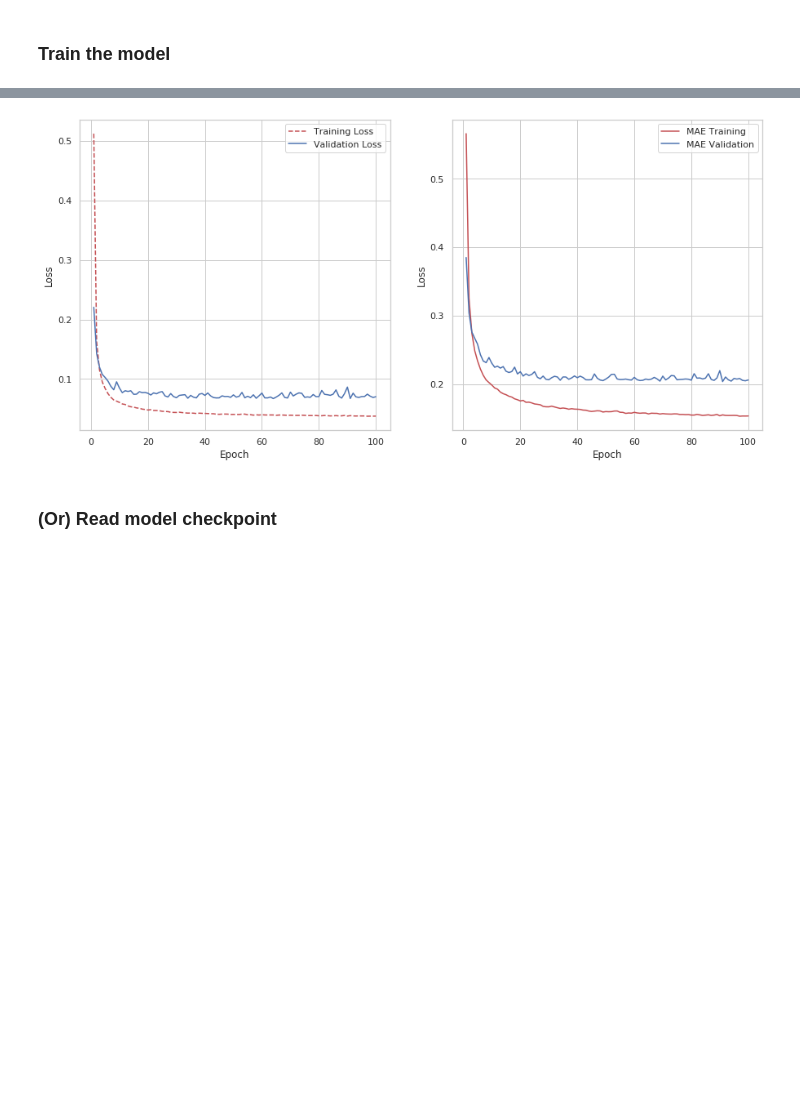
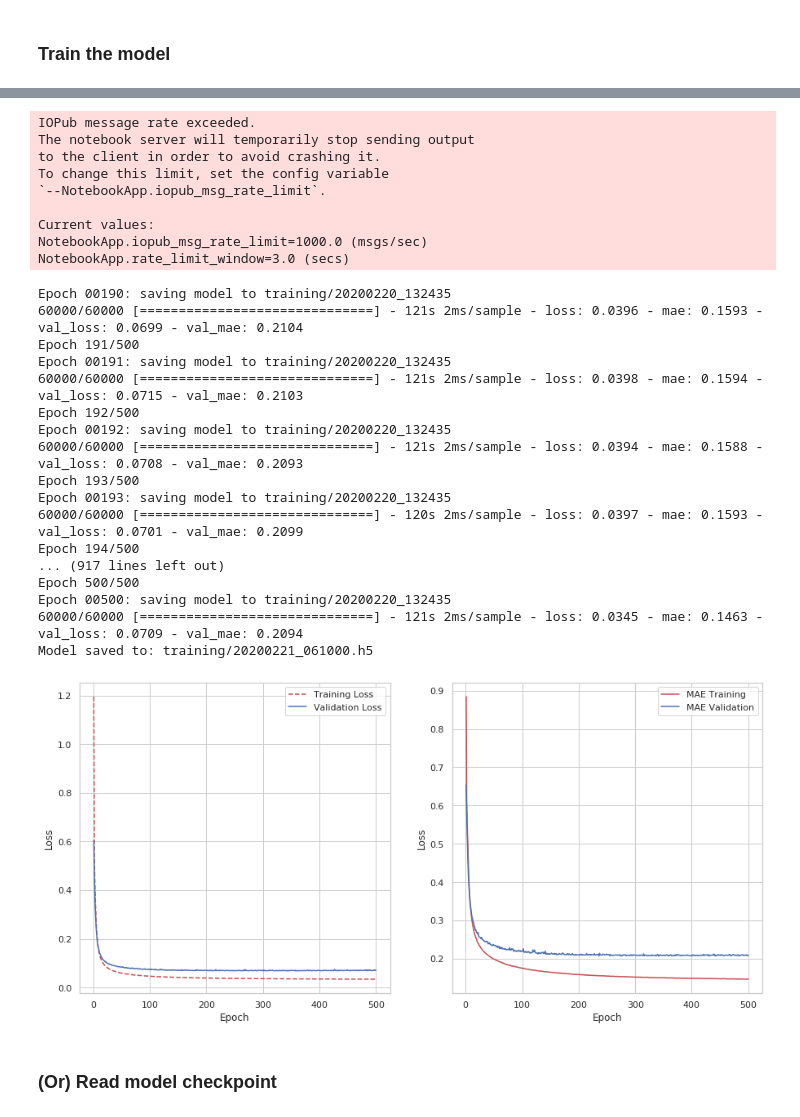
Before and after one commit to JelenaBanjac/protein-reconstruction, a Jupyter notebook: notebooks/2-phase2/distance_estimation_and_angle_recovery.ipynb, the cells around one changed output, grey strips where cells are left out. Saved outputs shown, nothing was run; the diff lists cells and outputs as text; code cells hidden in the pictures; blank space fills up the shorter version.

```diff
--- a/notebooks/2-phase2/distance_estimation_and_angle_recovery.ipynb
+++ b/notebooks/2-phase2/distance_estimation_and_angle_recovery.ipynb
@@ -131,9 +131,9 @@ model = train_siamese(training_pairs=tr_pairs,
               training_y=tr_y,
               validation_pairs=val_pairs,
               validation_y=val_y,
-              epochs=100,
+              epochs=500,
               batch_size=256,
-              learning_rate=0.001,
+              learning_rate=0.0001,
               plot=True)
 # %% [output]
 Input images shape (116, 116, 1)
@@ -156,4 +156,30 @@ Model saved to: training/20200220_055622.h5
+IOPub message rate exceeded.
+The notebook server will temporarily stop sending output
+to the client in order to avoid crashing it.
+To change this limit, set the config variable
+`--NotebookApp.iopub_msg_rate_limit`.
+
+Current values:
+NotebookApp.iopub_msg_rate_limit=1000.0 (msgs/sec)
+NotebookApp.rate_limit_window=3.0 (secs)
+Epoch 00190: saving model to training/20200220_132435
+60000/60000 [==============================] - 121s 2ms/sample - loss: 0.0396 - mae: 0.1593 - val_loss: 0.0699 - val_mae: 0.2104
+Epoch 191/500
+Epoch 00191: saving model to training/20200220_132435
+60000/60000 [==============================] - 121s 2ms/sample - loss: 0.0398 - mae: 0.1594 - val_loss: 0.0715 - val_mae: 0.2103
+Epoch 192/500
+Epoch 00192: saving model to training/20200220_132435
+60000/60000 [==============================] - 121s 2ms/sample - loss: 0.0394 - mae: 0.1588 - val_loss: 0.0708 - val_mae: 0.2093
+Epoch 193/500
+Epoch 00193: saving model to training/20200220_132435
+60000/60000 [==============================] - 120s 2ms/sample - loss: 0.0397 - mae: 0.1593 - val_loss: 0.0701 - val_mae: 0.2099
+Epoch 194/500
+... (917 lines left out)
+Epoch 500/500
+Epoch 00500: saving model to training/20200220_132435
+60000/60000 [==============================] - 121s 2ms/sample - loss: 0.0345 - mae: 0.1463 - val_loss: 0.0709 - val_mae: 0.2094
+Model saved to: training/20200221_061000.h5
-[figure, old version]
+[figure, new version]
 # %% [markdown]
 ### (Or) Read model checkpoint
 # %%
```
Also changed, not shown: parts of 21 cells of this notebook, 2 other files.
